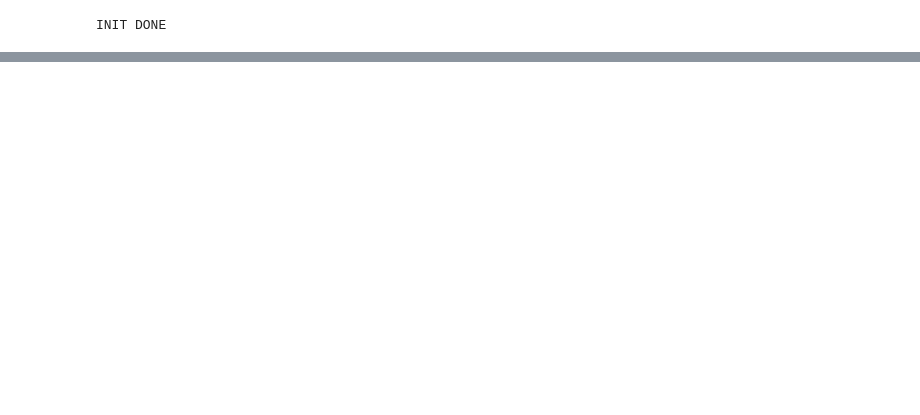
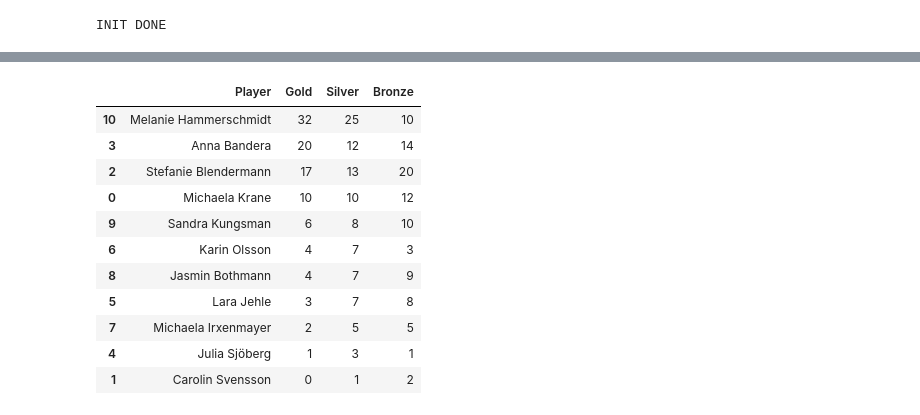
Before and after one commit to axarekma/WMC_2023_CUP, a Jupyter notebook: src/update_figures.ipynb, the cells around one changed output, grey strips where cells are left out. Drawn from its saved outputs; the diff is of its cells as text; code cells hidden in the pictures; blank space fills up the shorter version.

```diff
--- a/src/update_figures.ipynb
+++ b/src/update_figures.ipynb
@@ -38,0 +53,16 @@ plt.savefig('../FIG/matchplay_M_lanes',bbox_inches = 'tight')
+# %%
+from utils import medalists
+medalists(medals_w)
+# %% [output]
+|  | Player | Gold | Silver | Bronze |
+| 10 | Melanie Hammerschmidt | 32 | 25 | 10 |
+| 3 | Anna Bandera | 20 | 12 | 14 |
+| 2 | Stefanie Blendermann | 17 | 13 | 20 |
+| 0 | Michaela Krane | 10 | 10 | 12 |
+| 9 | Sandra Kungsman | 6 | 8 | 10 |
+| 6 | Karin Olsson | 4 | 7 | 3 |
+| 8 | Jasmin Bothmann | 4 | 7 | 9 |
+| 5 | Lara Jehle | 3 | 7 | 8 |
+| 7 | Michaela Irxenmayer | 2 | 5 | 5 |
+| 4 | Julia Sjöberg | 1 | 3 | 1 |
+| 1 | Carolin Svensson | 0 | 1 | 2 |
```
Also changed, not shown: parts of 10 cells of this notebook, 6 other files.
